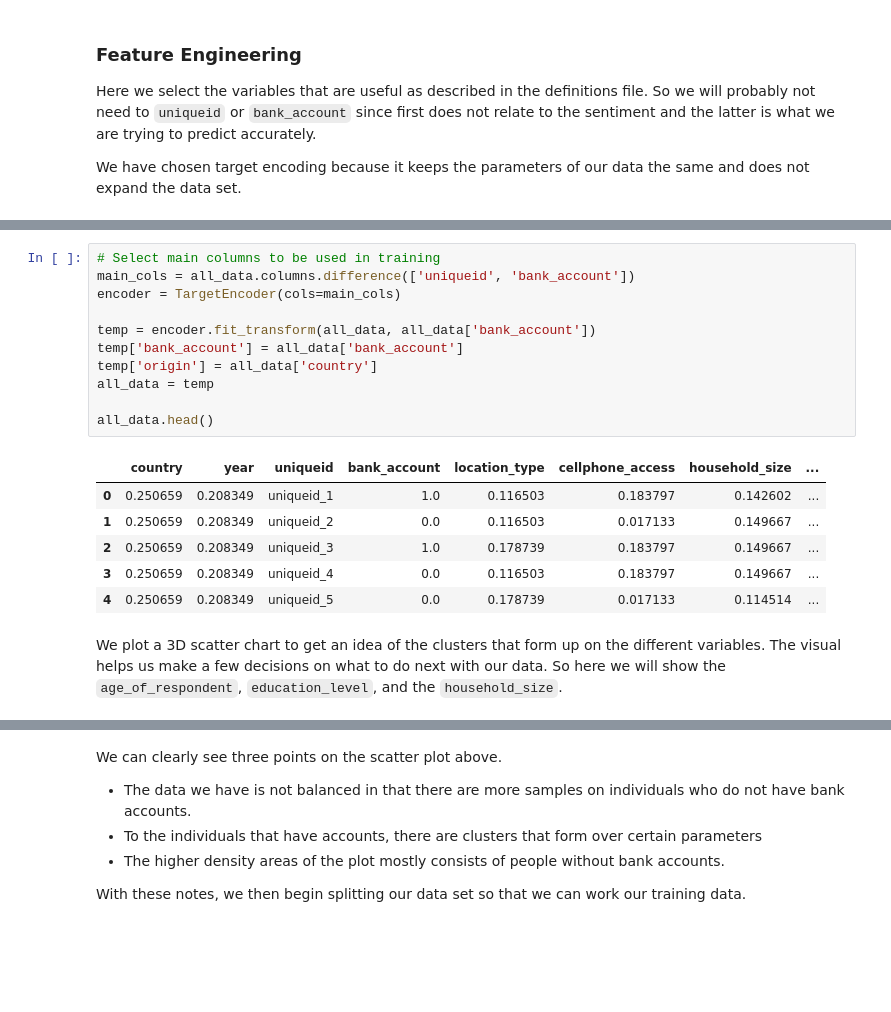
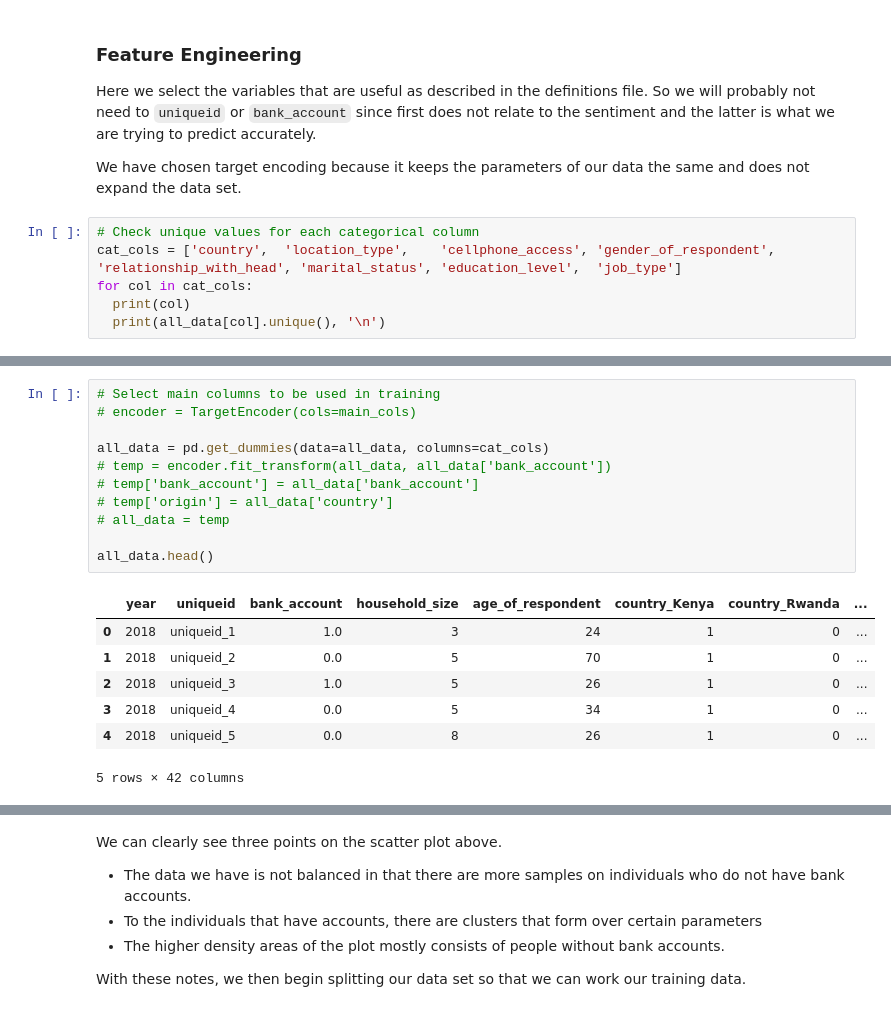
Before and after one commit to ashwynh21/financial_inclusion, a Jupyter notebook: main.ipynb, the cells around one changed output, grey strips where cells are left out. Drawn from its saved outputs; the diff is of its cells as text; blank space fills up the shorter version.

```diff
--- a/main.ipynb
+++ b/main.ipynb
@@ -80,3 +79,9 @@ is what we are trying to predict accurately.
 
 We have chosen target encoding because it keeps the parameters of our data the same and does not expand
 the data set.
+# %%
+# Check unique values for each categorical column
+cat_cols = ['country',	'location_type',	'cellphone_access',	'gender_of_respondent',	'relationship_with_head', 'marital_status', 'education_level',	'job_type']
+for col in cat_cols:
+  print(col)
+  print(all_data[col].unique(), '\n')
@@ -83,22 +106,19 @@ the data set.
 # %%
 # Select main columns to be used in training
-main_cols = all_data.columns.difference(['uniqueid', 'bank_account'])
-encoder = TargetEncoder(cols=main_cols)
+# encoder = TargetEncoder(cols=main_cols)
 
-temp = encoder.fit_transform(all_data, all_data['bank_account'])
-temp['bank_account'] = all_data['bank_account']
-temp['origin'] = all_data['country']
-all_data = temp
+all_data = pd.get_dummies(data=all_data, columns=cat_cols)
+# temp = encoder.fit_transform(all_data, all_data['bank_account'])
+# temp['bank_account'] = all_data['bank_account']
+# temp['origin'] = all_data['country']
+# all_data = temp
 
 all_data.head()
 # %% [output]
-|  | country | year | uniqueid | bank_account | location_type | cellphone_access | household_size | ... |
-| 0 | 0.250659 | 0.208349 | uniqueid_1 | 1.0 | 0.116503 | 0.183797 | 0.142602 | ... |
-| 1 | 0.250659 | 0.208349 | uniqueid_2 | 0.0 | 0.116503 | 0.017133 | 0.149667 | ... |
-| 2 | 0.250659 | 0.208349 | uniqueid_3 | 1.0 | 0.178739 | 0.183797 | 0.149667 | ... |
-| 3 | 0.250659 | 0.208349 | uniqueid_4 | 0.0 | 0.116503 | 0.183797 | 0.149667 | ... |
-| 4 | 0.250659 | 0.208349 | uniqueid_5 | 0.0 | 0.178739 | 0.017133 | 0.114514 | ... |
+|  | year | uniqueid | bank_account | household_size | age_of_respondent | country_Kenya | country_Rwanda | ... |
+| 0 | 2018 | uniqueid_1 | 1.0 | 3 | 24 | 1 | 0 | ... |
+| 1 | 2018 | uniqueid_2 | 0.0 | 5 | 70 | 1 | 0 | ... |
+| 2 | 2018 | uniqueid_3 | 1.0 | 5 | 26 | 1 | 0 | ... |
+| 3 | 2018 | uniqueid_4 | 0.0 | 5 | 34 | 1 | 0 | ... |
+| 4 | 2018 | uniqueid_5 | 0.0 | 8 | 26 | 1 | 0 | ... |
+5 rows × 42 columns
-# %% [markdown]
-We plot a 3D scatter chart to get an idea of the clusters that form up on the different variables. The
-visual helps us make a few decisions on what to do next with our data. So here we will show the
-``age_of_respondent``, ``education_level``, and the ``household_size``.
```
Also changed, not shown: parts of 20 cells of this notebook, 2 other files.
